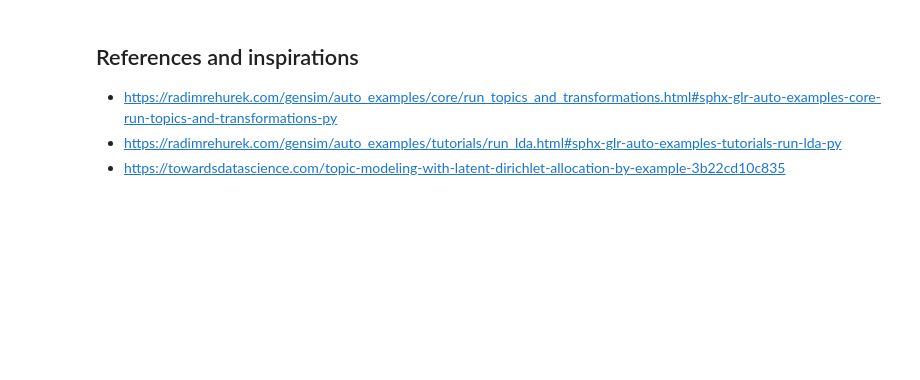
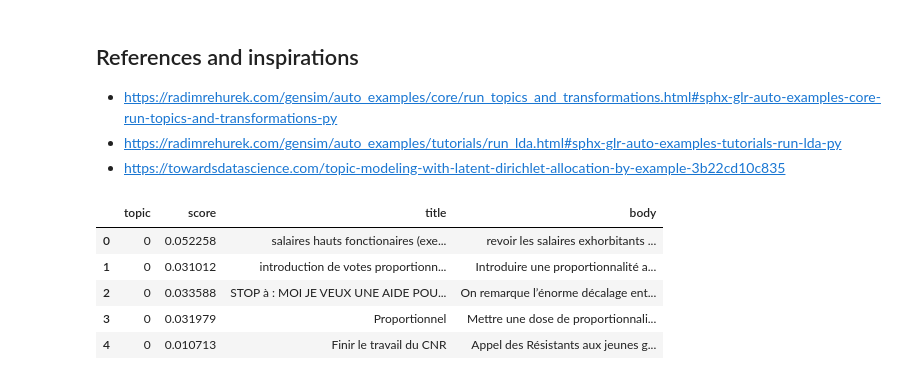
Before and after one commit to tonio73/le-vrai-debat, a Jupyter notebook: notebooks/VraiDebatCluster-gensim.ipynb, the cells around one changed output. Saved outputs shown, nothing was run; the diff lists cells and outputs as text; code cells hidden in the pictures; blank space fills up the shorter version.

```diff
--- a/notebooks/VraiDebatCluster-gensim.ipynb
+++ b/notebooks/VraiDebatCluster-gensim.ipynb
@@ -273,0 +336,9 @@ for doc, as_text in zip(corpus_lda, df_sel['contribution_versions_title'][:5]):
+# %%
+df_for_topics.head()
+# %% [output]
+|  | topic | score | title | body |
+| 0 | 0 | 0.052258 | salaires hauts fonctionaires (exe... | revoir les salaires exhorbitants ... |
+| 1 | 0 | 0.031012 | introduction de votes proportionn... | Introduire une proportionnalité a... |
+| 2 | 0 | 0.033588 | STOP à : MOI JE VEUX UNE AIDE POU... | On remarque l’énorme décalage ent... |
+| 3 | 0 | 0.031979 | Proportionnel | Mettre une dose de proportionnali... |
+| 4 | 0 | 0.010713 | Finir le travail du CNR | Appel des Résistants aux jeunes g... |
```
Also changed, not shown: parts of 21 cells of this notebook, 10 other files.
